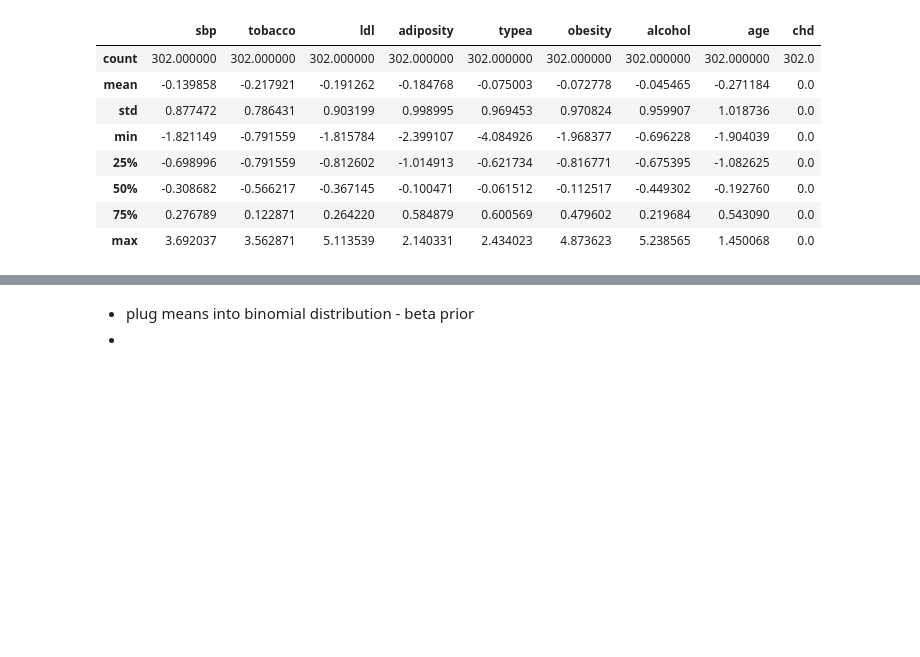
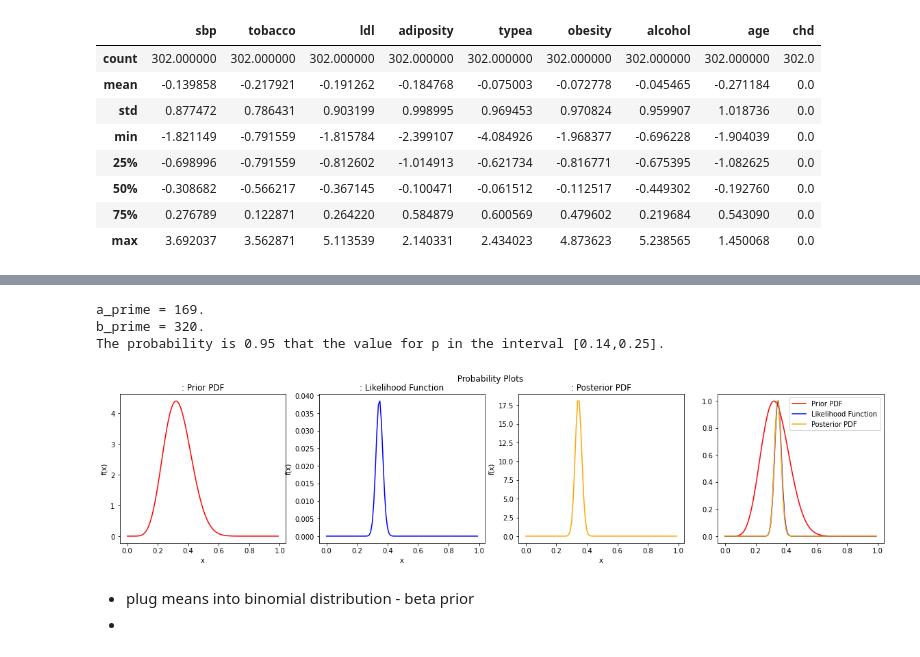
Before and after one commit to hdmcspadden/BayesianML, a Jupyter notebook: Mod2/HW_Mod2_McSpadden_Diana_hdm5s.ipynb, the cells around one changed output, grey strips where cells are left out. Cells and saved outputs as stored; diff of their text form; code cells hidden in the pictures; blank space fills up the shorter version.

```diff
--- a/Mod2/HW_Mod2_McSpadden_Diana_hdm5s.ipynb
+++ b/Mod2/HW_Mod2_McSpadden_Diana_hdm5s.ipynb
@@ -952,20 +969,28 @@ df_Scaled_chd1.describe()
 # %%
 p = 8 # 8 parameters
 prior_variance = 1
 prior_mean  = 0
 
 # Get the parameters for the likelihood and prior distribution from the key word arguments.
 x = np.arange(0, 1, 0.01)
 n = 462 # This is the number of Bernoili trials.
 k = 160 # This is the number of 'successes'.
 a = 1 + p # This is the parameter alpha for the prior Beta distribution
 b = prior_alpha * 2 # This is the parameter beta for the prior Beta distribution
 
 print(f'a_prime = {k + a}.')
 print(f'b_prime = {n - k + b}.')
 Likelihood = binom.pmf(p=x, n=n, k=k)
 Prior = beta.pdf(x=x, a=a, b=b)
 Posterior = beta.pdf(x=x, a=k+a, b=n-k+b)
+
+printConfidenceInterval(post = post, dx = x[1] - x[0], lb=0.025, ub=0.975)
+printProbPlots(x, Prior, Likelihood, Posterior, "")
+# %% [output]
+a_prime = 169.
+b_prime = 320.
+The probability is 0.95 that the value for p in the interval [0.14,0.25].
+[figure, added]
 # %% [markdown]
 * plug means into binomial distribution - beta prior
 *
```
Also changed, not shown: parts of 25 cells of this notebook, 3 other files.
